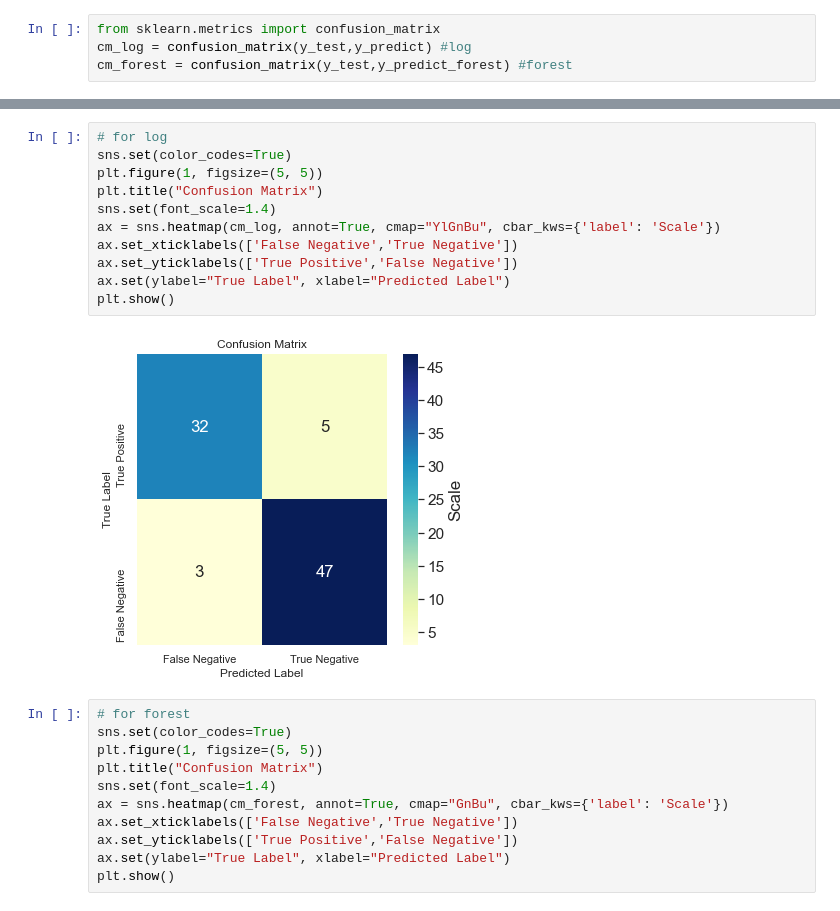
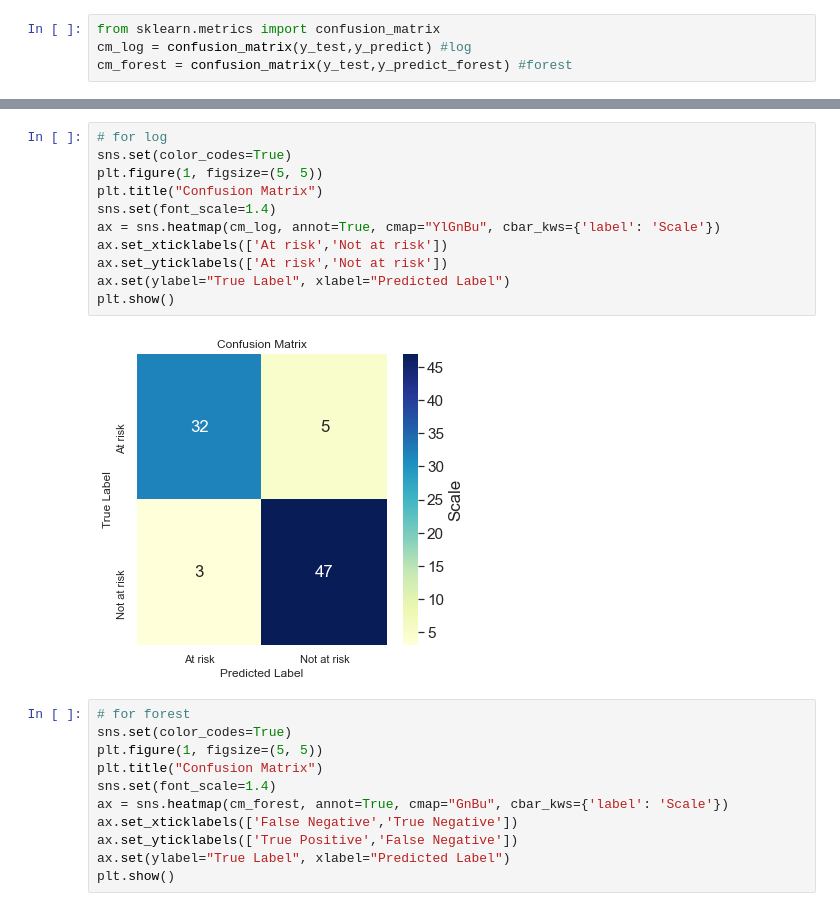
Before and after one commit to cat-castle-99/ECS171Proj, a Jupyter notebook: Project_Backend_Saturday_Meeting.ipynb, the cells around one changed output, grey strips where cells are left out. Drawn from its saved outputs; the diff is of its cells as text.

```diff
--- a/Project_Backend_Saturday_Meeting.ipynb
+++ b/Project_Backend_Saturday_Meeting.ipynb
@@ -552,16 +572,16 @@ cm_forest = confusion_matrix(y_test,y_predict_forest) #forest
 # %%
 # for log
 sns.set(color_codes=True)
 plt.figure(1, figsize=(5, 5))
 plt.title("Confusion Matrix")
 sns.set(font_scale=1.4)
 ax = sns.heatmap(cm_log, annot=True, cmap="YlGnBu", cbar_kws={'label': 'Scale'})
-ax.set_xticklabels(['False Negative','True Negative'])
-ax.set_yticklabels(['True Positive','False Negative'])
+ax.set_xticklabels(['At risk','Not at risk'])
+ax.set_yticklabels(['At risk','Not at risk'])
 ax.set(ylabel="True Label", xlabel="Predicted Label")
 plt.show()
 # %% [output]
-[figure, old version]
+[figure, new version]
 # %%
 # for forest
 sns.set(color_codes=True)
```
Also changed, not shown: parts of 10 cells of this notebook.
